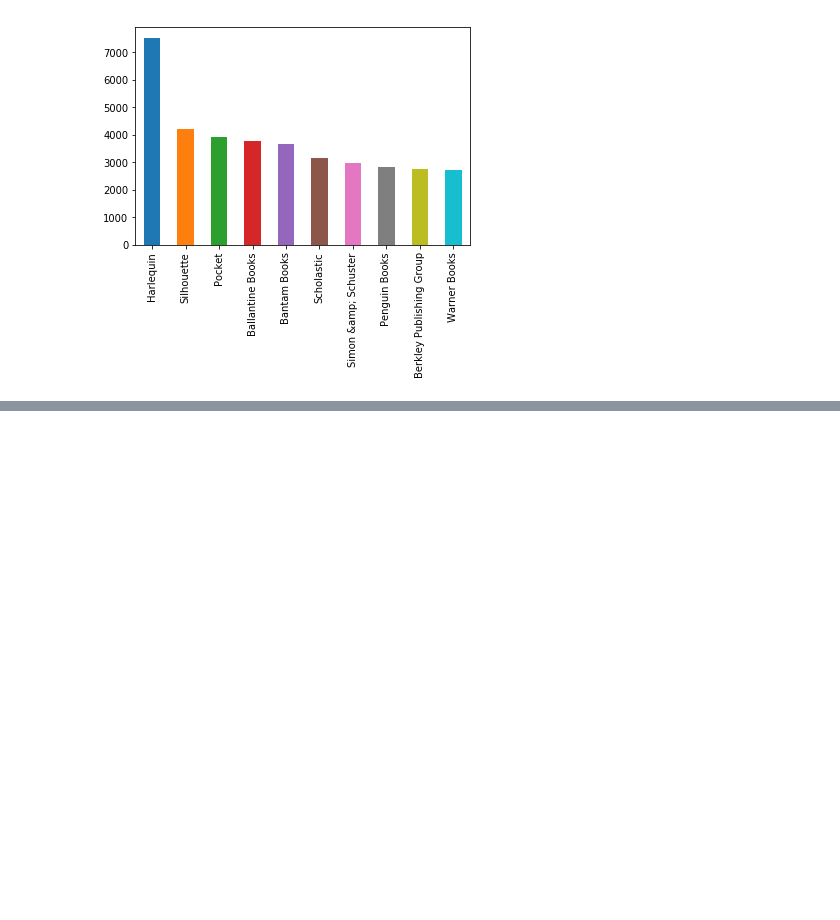
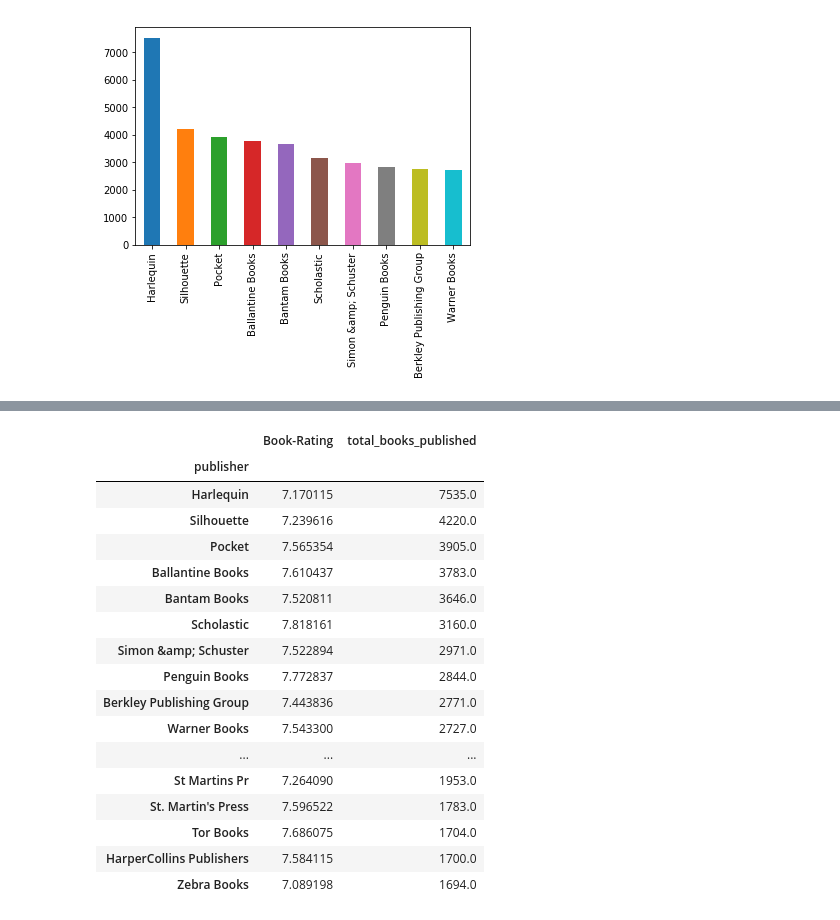
Before and after one commit to goelaakash79/IPEC-Hackathon, a Jupyter notebook: recommender_sytem_files/analysing_dataset.ipynb, the cells around one changed output, grey strips where cells are left out. Saved outputs shown, nothing was run; the diff lists cells and outputs as text; code cells hidden in the pictures; blank space fills up the shorter version.

```diff
--- a/recommender_sytem_files/analysing_dataset.ipynb
+++ b/recommender_sytem_files/analysing_dataset.ipynb
@@ -150,0 +216,21 @@ books_data['publisher'].value_counts()[:10].plot(kind = 'bar')
+# %%
+dataset.dropna()[['publisher', 'Book-Rating', 'total_books_published']].groupby('publisher').mean().sort_values(['total_books_published', 'Book-Rating'], ascending = False).iloc[:20, :]
+# %% [output]
+|  | Book-Rating | total_books_published |
+| publisher |  |  |
+| Harlequin | 7.170115 | 7535.0 |
+| Silhouette | 7.239616 | 4220.0 |
+| Pocket | 7.565354 | 3905.0 |
+| Ballantine Books | 7.610437 | 3783.0 |
+| Bantam Books | 7.520811 | 3646.0 |
+| Scholastic | 7.818161 | 3160.0 |
+| Simon &amp; Schuster | 7.522894 | 2971.0 |
+| Penguin Books | 7.772837 | 2844.0 |
+| Berkley Publishing Group | 7.443836 | 2771.0 |
+| Warner Books | 7.543300 | 2727.0 |
+| ... | ... | ... |
+| St Martins Pr | 7.264090 | 1953.0 |
+| St. Martin's Press | 7.596522 | 1783.0 |
+| Tor Books | 7.686075 | 1704.0 |
+| HarperCollins Publishers | 7.584115 | 1700.0 |
+| Zebra Books | 7.089198 | 1694.0 |
```
Also changed, not shown: parts of 19 cells of this notebook, 4 other files.
